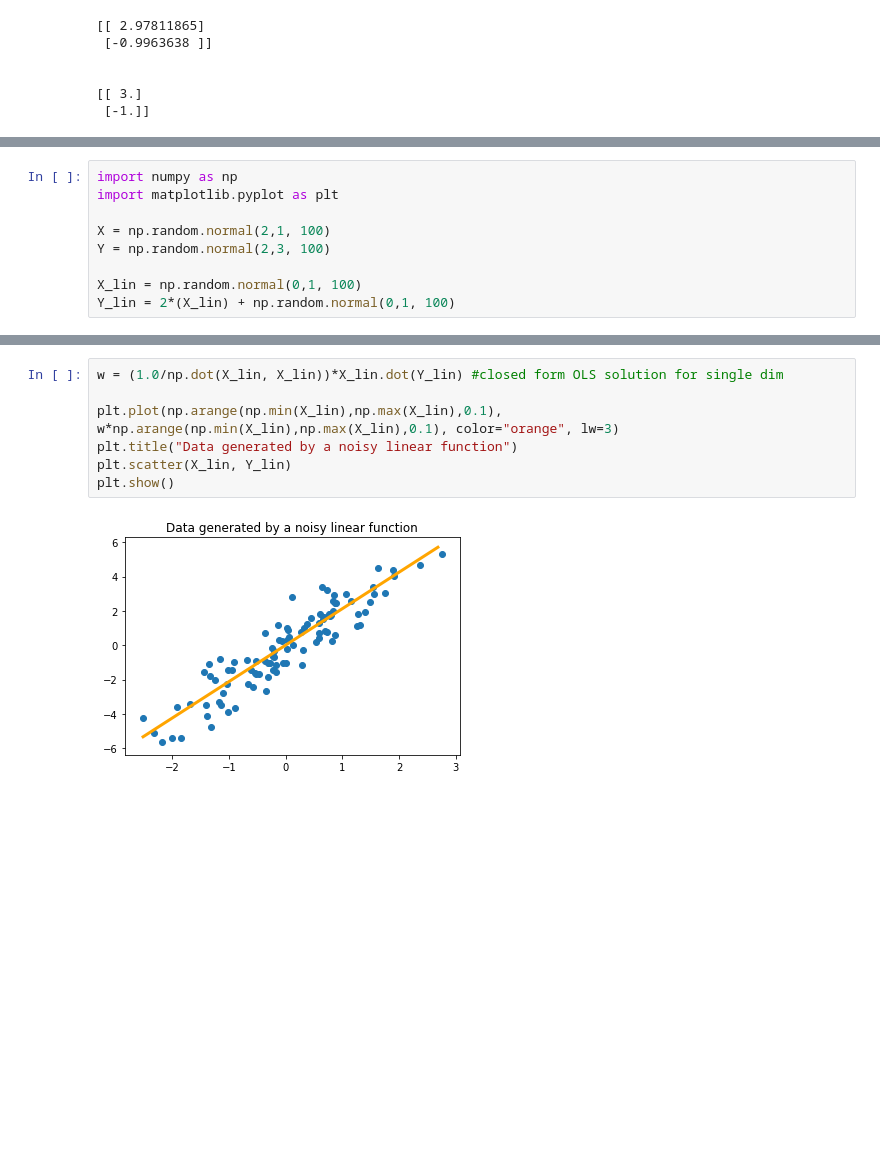
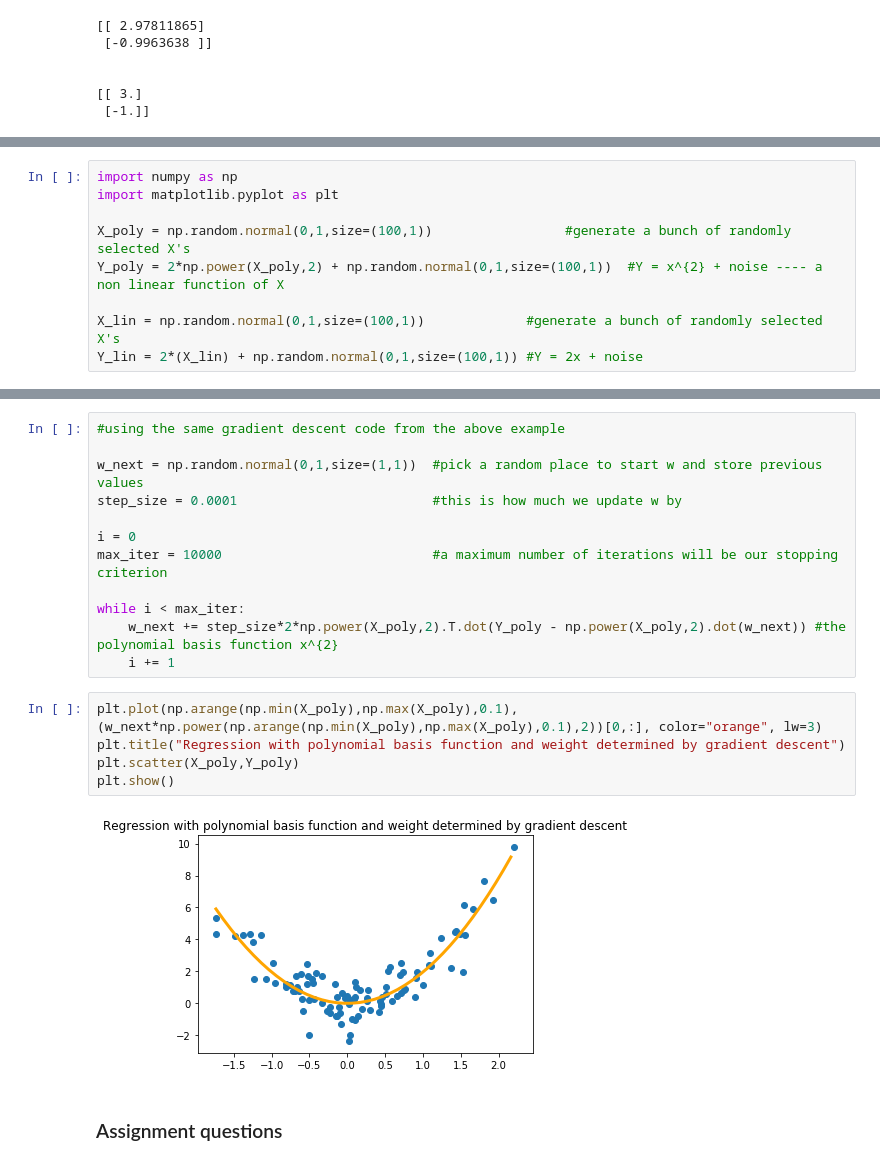
Before and after one commit to jeetendra14/ee559, a Jupyter notebook: regression.ipynb, the cells around one changed output, grey strips where cells are left out. Cells and saved outputs as stored; diff of their text form; blank space fills up the shorter version.

```diff
--- a/regression.ipynb
+++ b/regression.ipynb
@@ -226,8 +229,8 @@ print(alpha)
 import numpy as np
 import matplotlib.pyplot as plt
 
-X = np.random.normal(2,1, 100)
-Y = np.random.normal(2,3, 100)
+X_poly = np.random.normal(0,1,size=(100,1))                 #generate a bunch of randomly selected X's
+Y_poly = 2*np.power(X_poly,2) + np.random.normal(0,1,size=(100,1))  #Y = x^{2} + noise ---- a non linear function of X
 
-X_lin = np.random.normal(0,1, 100)
-Y_lin = 2*(X_lin) + np.random.normal(0,1, 100)
+X_lin = np.random.normal(0,1,size=(100,1))             #generate a bunch of randomly selected X's
+Y_lin = 2*(X_lin) + np.random.normal(0,1,size=(100,1)) #Y = 2x + noise
@@ -243,9 +261,21 @@ plt.show()
+# %%
+#using the same gradient descent code from the above example
+
+w_next = np.random.normal(0,1,size=(1,1))  #pick a random place to start w and store previous values
+step_size = 0.0001                         #this is how much we update w by
+
+i = 0
+max_iter = 10000                           #a maximum number of iterations will be our stopping criterion
+
+while i < max_iter:
+    w_next += step_size*2*np.power(X_poly,2).T.dot(Y_poly - np.power(X_poly,2).dot(w_next)) #the polynomial basis function x^{2}
+    i += 1
 # %%
-w = (1.0/np.dot(X_lin, X_lin))*X_lin.dot(Y_lin) #closed form OLS solution for single dim
-
-plt.plot(np.arange(np.min(X_lin),np.max(X_lin),0.1), w*np.arange(np.min(X_lin),np.max(X_lin),0.1), color="orange", lw=3)
-plt.title("Data generated by a noisy linear function")
-plt.scatter(X_lin, Y_lin)
+plt.plot(np.arange(np.min(X_poly),np.max(X_poly),0.1), (w_next*np.power(np.arange(np.min(X_poly),np.max(X_poly),0.1),2))[0,:], color="orange", lw=3)
+plt.title("Regression with polynomial basis function and weight determined by gradient descent")
+plt.scatter(X_poly,Y_poly)
 plt.show()
 # %% [output]
-[figure, old version]
+[figure, new version]
+# %% [markdown]
+### Assignment questions
```
Also changed, not shown: parts of 17 cells of this notebook, 1 other file.
